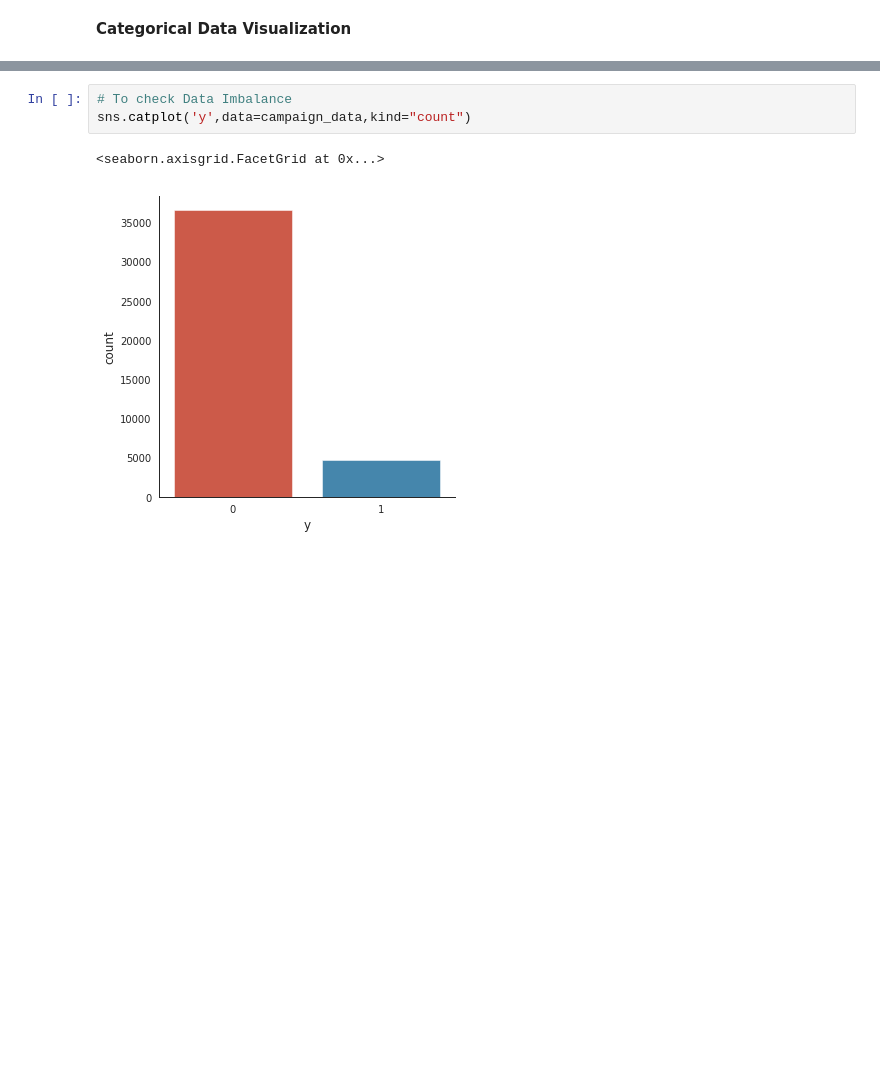
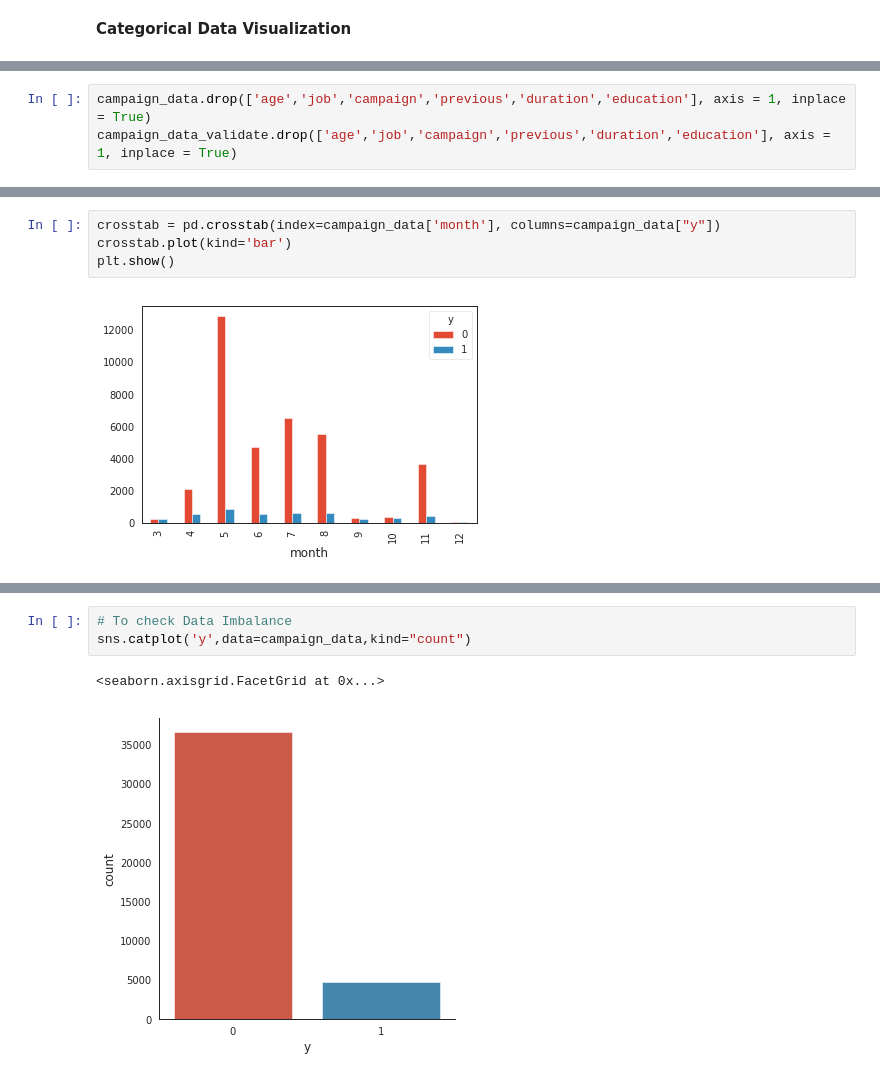
Before and after one commit to tripidhoble/Greyatom-Hackathon1, a Jupyter notebook: Marketing_Campaign.ipynb, the cells around one changed output, grey strips where cells are left out. Drawn from its saved outputs; the diff is of its cells as text; blank space fills up the shorter version.

```diff
--- a/Marketing_Campaign.ipynb
+++ b/Marketing_Campaign.ipynb
@@ -499,0 +603,3 @@ target = ['y']
+# %%
+campaign_data.drop(['age','job','campaign','previous','duration','education'], axis = 1, inplace = True)
+campaign_data_validate.drop(['age','job','campaign','previous','duration','education'], axis = 1, inplace = True)
@@ -499,0 +623,6 @@ target = ['y']
+# %%
+crosstab = pd.crosstab(index=campaign_data['month'], columns=campaign_data["y"])
+crosstab.plot(kind='bar')
+plt.show()
+# %% [output]
+[figure, added]
```
Also changed, not shown: parts of 60 cells of this notebook.
